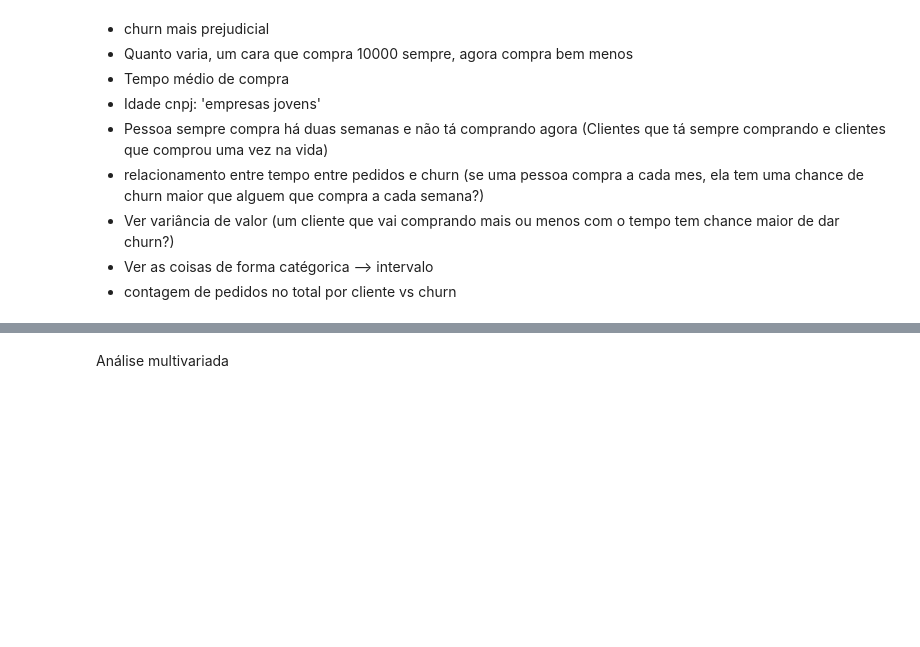
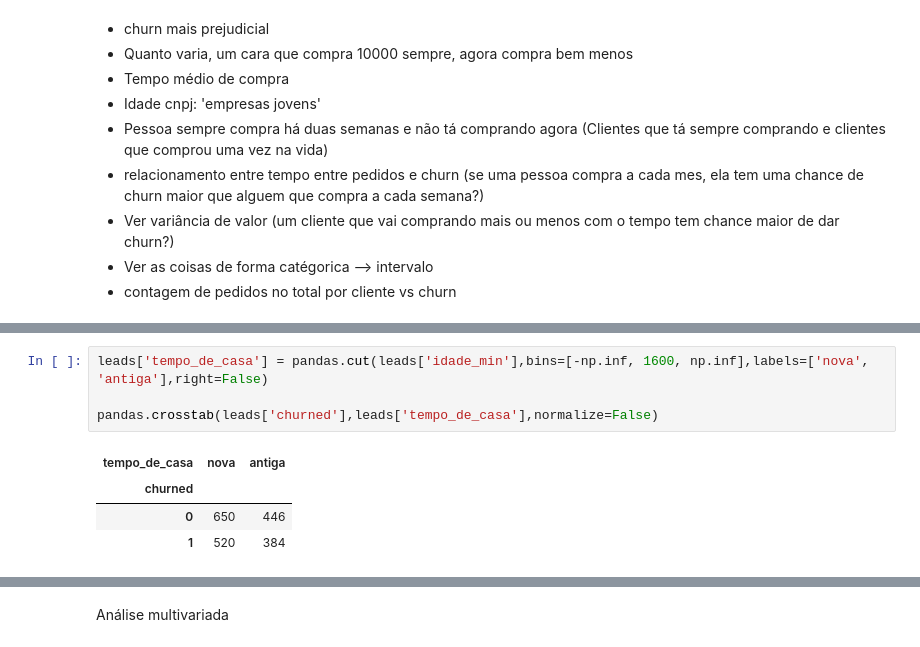
Before and after one commit to lgns-cin/CIN0144, a Jupyter notebook: EDA/com_pedidos.ipynb, the cells around one changed output, grey strips where cells are left out. Cells and saved outputs as stored; diff of their text form; blank space fills up the shorter version.

```diff
--- a/EDA/com_pedidos.ipynb
+++ b/EDA/com_pedidos.ipynb
@@ -1020,0 +1051,9 @@ seaborn.countplot(data=joined, x='primeira_vez_pedindo', hue='churned')
+# %%
+leads['tempo_de_casa'] = pandas.cut(leads['idade_min'],bins=[-np.inf, 1600, np.inf],labels=['nova', 'antiga'],right=False)
+
+pandas.crosstab(leads['churned'],leads['tempo_de_casa'],normalize=False)
+# %% [output]
+| tempo_de_casa | nova | antiga |
+| churned |  |  |
+| 0 | 650 | 446 |
+| 1 | 520 | 384 |
```
Also changed, not shown: parts of 28 cells of this notebook.
